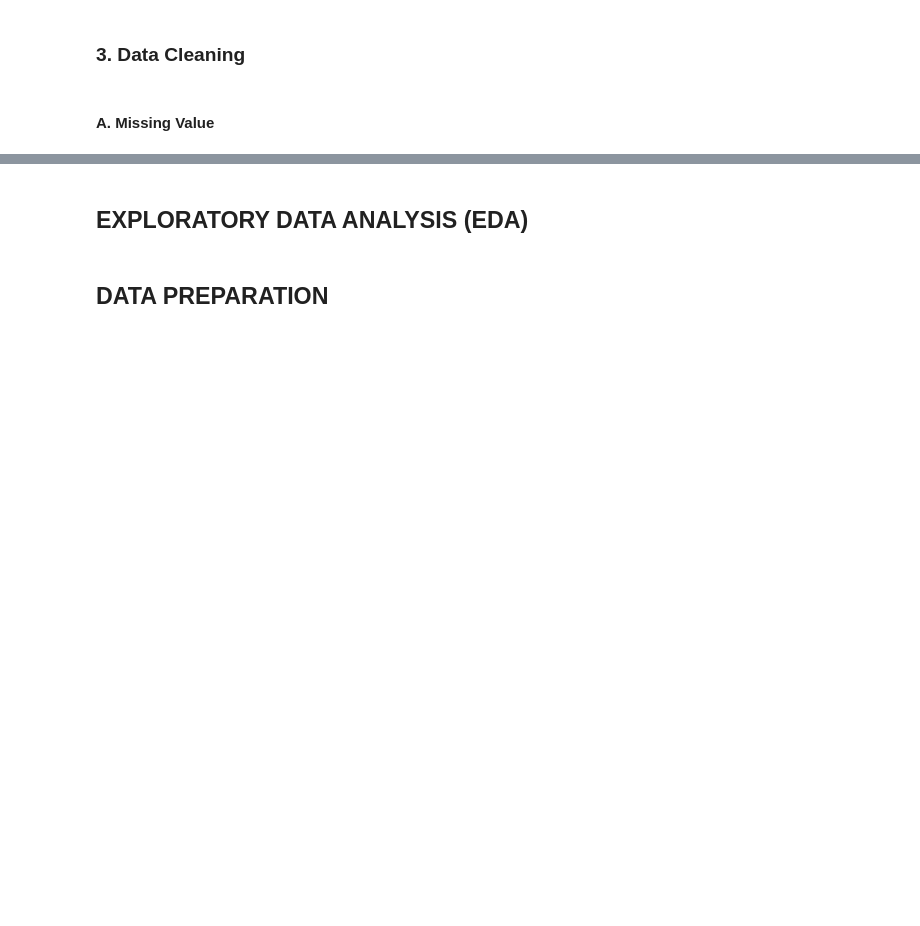
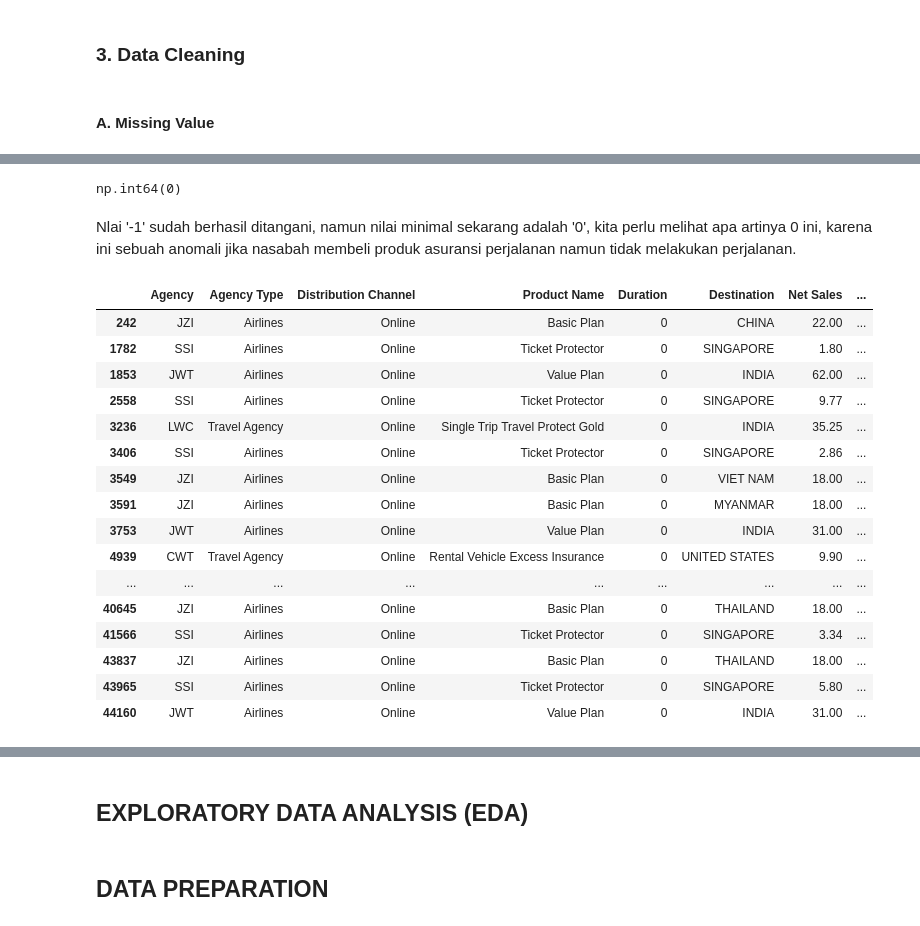
Before and after one commit to prima-as/Capstone-3_Machine-Learning, a Jupyter notebook: Capstone 3 - ML for Travel Insurance.ipynb, the cells around one changed output, grey strips where cells are left out. Cells and saved outputs as stored; diff of their text form; code cells hidden in the pictures; blank space fills up the shorter version.

```diff
--- a/Capstone 3 - ML for Travel Insurance.ipynb
+++ b/Capstone 3 - ML for Travel Insurance.ipynb
@@ -221,0 +247,4 @@ SyntaxError: closing parenthesis ']' does not match opening parenthesis '(' on l
+# %%
+# Menghapus fitur Gender
+df_travel = df_travel.drop(columns=['Gender'])
+df_travel.columns
@@ -221,0 +297,29 @@ SyntaxError: closing parenthesis ']' does not match opening parenthesis '(' on l
+# %%
+# Mengganti data yang minus menjadi plus
+df_travel['Duration'] = df_travel['Duration'].replace(-1, 1)
+df_travel['Duration'].min()
+# %% [output]
+np.int64(0)
+# %% [markdown]
+Nlai '-1' sudah berhasil ditangani, namun nilai minimal sekarang adalah '0', kita perlu melihat apa artinya 0 ini, karena ini sebuah anomali jika nasabah membeli produk asuransi perjalanan namun tidak melakukan perjalanan.
+# %%
+# Melihat data dengan Duration = 0
+df_travel[df_travel['Duration'] == 0]
+# %% [output]
+|  | Agency | Agency Type | Distribution Channel | Product Name | Duration | Destination | Net Sales | ... |
+| 242 | JZI | Airlines | Online | Basic Plan | 0 | CHINA | 22.00 | ... |
+| 1782 | SSI | Airlines | Online | Ticket Protector | 0 | SINGAPORE | 1.80 | ... |
+| 1853 | JWT | Airlines | Online | Value Plan | 0 | INDIA | 62.00 | ... |
+| 2558 | SSI | Airlines | Online | Ticket Protector | 0 | SINGAPORE | 9.77 | ... |
+| 3236 | LWC | Travel Agency | Online | Single Trip Travel Protect Gold | 0 | INDIA | 35.25 | ... |
+| 3406 | SSI | Airlines | Online | Ticket Protector | 0 | SINGAPORE | 2.86 | ... |
+| 3549 | JZI | Airlines | Online | Basic Plan | 0 | VIET NAM | 18.00 | ... |
+| 3591 | JZI | Airlines | Online | Basic Plan | 0 | MYANMAR | 18.00 | ... |
+| 3753 | JWT | Airlines | Online | Value Plan | 0 | INDIA | 31.00 | ... |
+| 4939 | CWT | Travel Agency | Online | Rental Vehicle Excess Insurance | 0 | UNITED STATES | 9.90 | ... |
+| ... | ... | ... | ... | ... | ... | ... | ... | ... |
+| 40645 | JZI | Airlines | Online | Basic Plan | 0 | THAILAND | 18.00 | ... |
+| 41566 | SSI | Airlines | Online | Ticket Protector | 0 | SINGAPORE | 3.34 | ... |
+| 43837 | JZI | Airlines | Online | Basic Plan | 0 | THAILAND | 18.00 | ... |
+| 43965 | SSI | Airlines | Online | Ticket Protector | 0 | SINGAPORE | 5.80 | ... |
+| 44160 | JWT | Airlines | Online | Value Plan | 0 | INDIA | 31.00 | ... |
```
Also changed, not shown: parts of 45 cells of this notebook.
